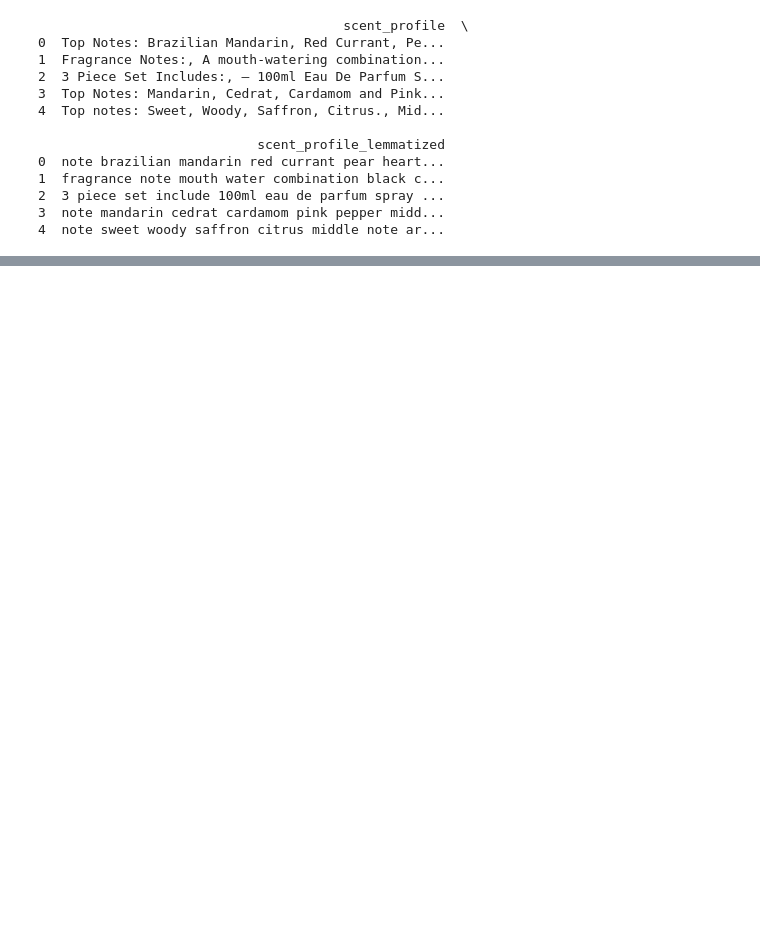
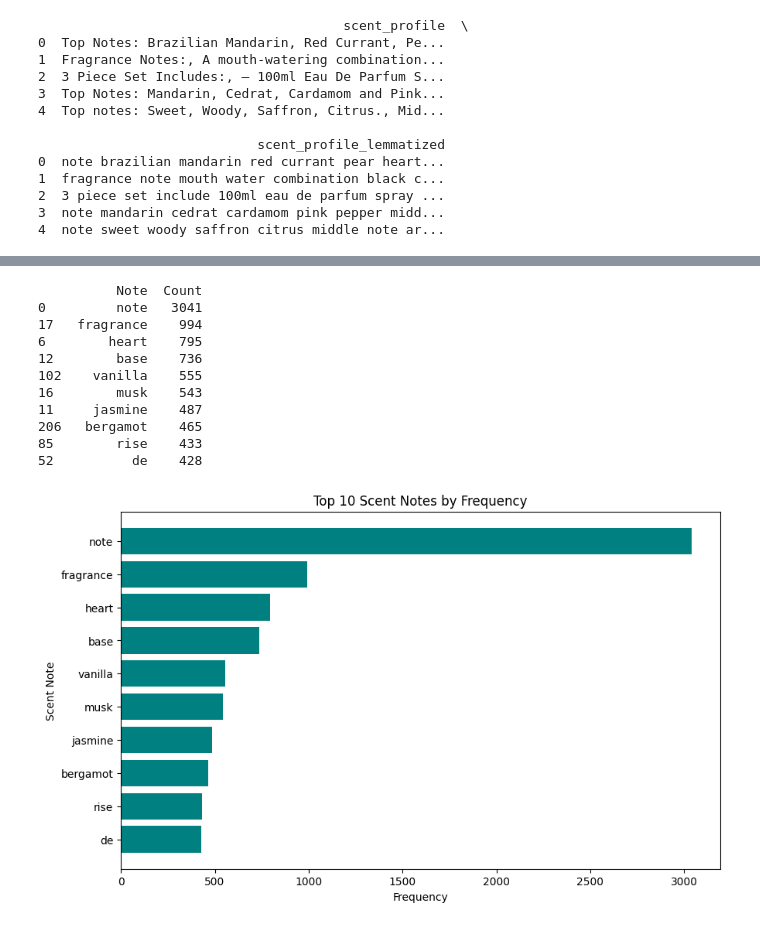
Before and after one commit to Nzoki/PERFUME-RECOMMENDER-SYSTEM, a Jupyter notebook: Notebooks/sharon.ipynb, the cells around one changed output, grey strips where cells are left out. Saved outputs shown, nothing was run; the diff lists cells and outputs as text; code cells hidden in the pictures; blank space fills up the shorter version.

```diff
--- a/Notebooks/sharon.ipynb
+++ b/Notebooks/sharon.ipynb
@@ -432,0 +512,37 @@ cierra_data.head()
+# %%
+from collections import Counter
+import pandas as pd
+import matplotlib.pyplot as plt
+
+# Step 1: Split the scent profile text and count word frequencies
+all_notes = ' '.join(cierra_data['scent_profile_lemmatized'].fillna('')).split()
+note_counts = Counter(all_notes)
+
+# Convert to DataFrame for easier sorting and visualization
+note_counts_df = pd.DataFrame(note_counts.items(), columns=['Note', 'Count'])
+note_counts_df = note_counts_df.sort_values(by='Count', ascending=False)
+
+# Display the top 10 notes
+print(note_counts_df.head(10))
+
+# Step 2: Plot a bar chart of the top 10 words to verify their frequencies
+plt.figure(figsize=(10, 6))
+plt.barh(note_counts_df['Note'].head(10), note_counts_df['Count'].head(10), color='teal')
+plt.xlabel('Frequency')
+plt.ylabel('Scent Note')
+plt.title('Top 10 Scent Notes by Frequency')
+plt.gca().invert_yaxis()  # Invert y-axis to have the highest frequency at the top
+plt.show()
+# %% [output]
+          Note  Count
+0         note   3041
+17   fragrance    994
+6        heart    795
+12        base    736
+102    vanilla    555
+16        musk    543
+11     jasmine    487
+206   bergamot    465
+85        rise    433
+52          de    428
+[figure, added]
```
Also changed, not shown: parts of 7 cells of this notebook.
